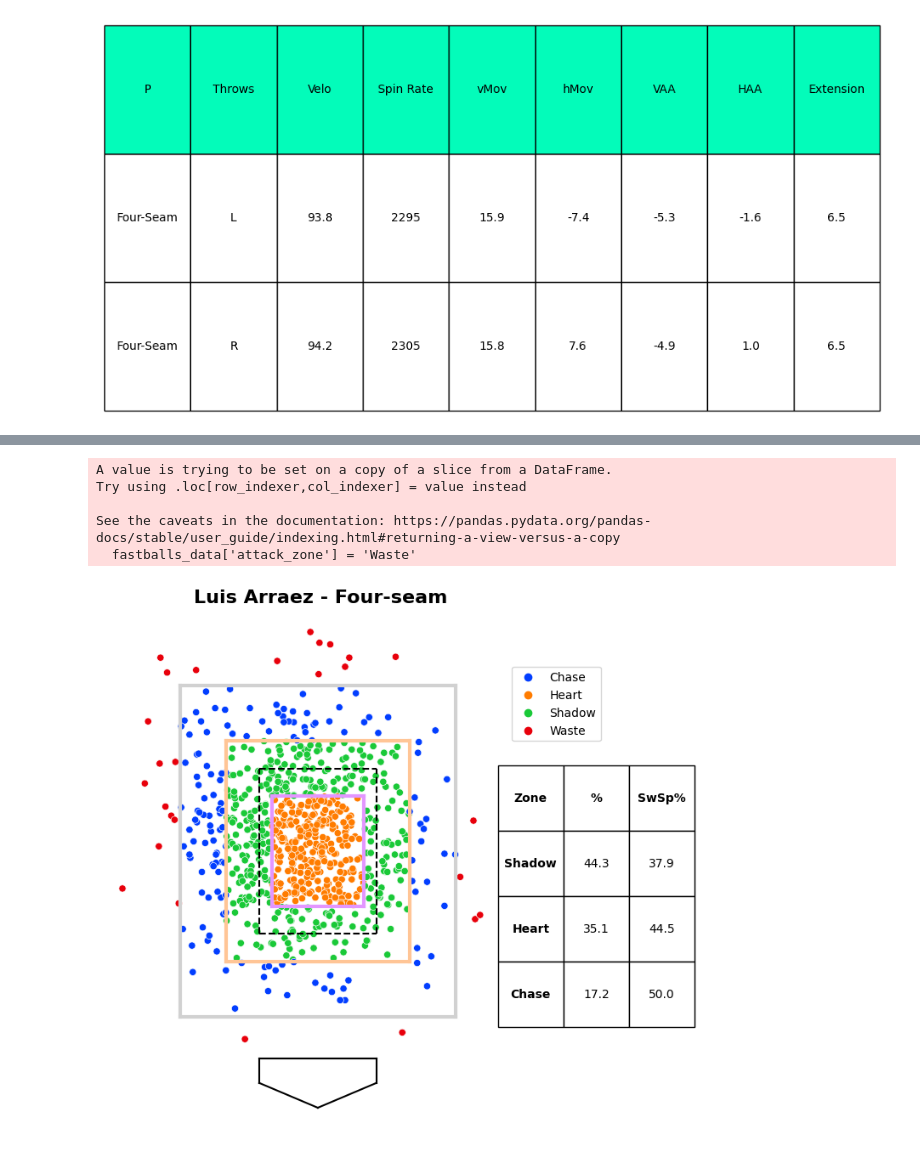
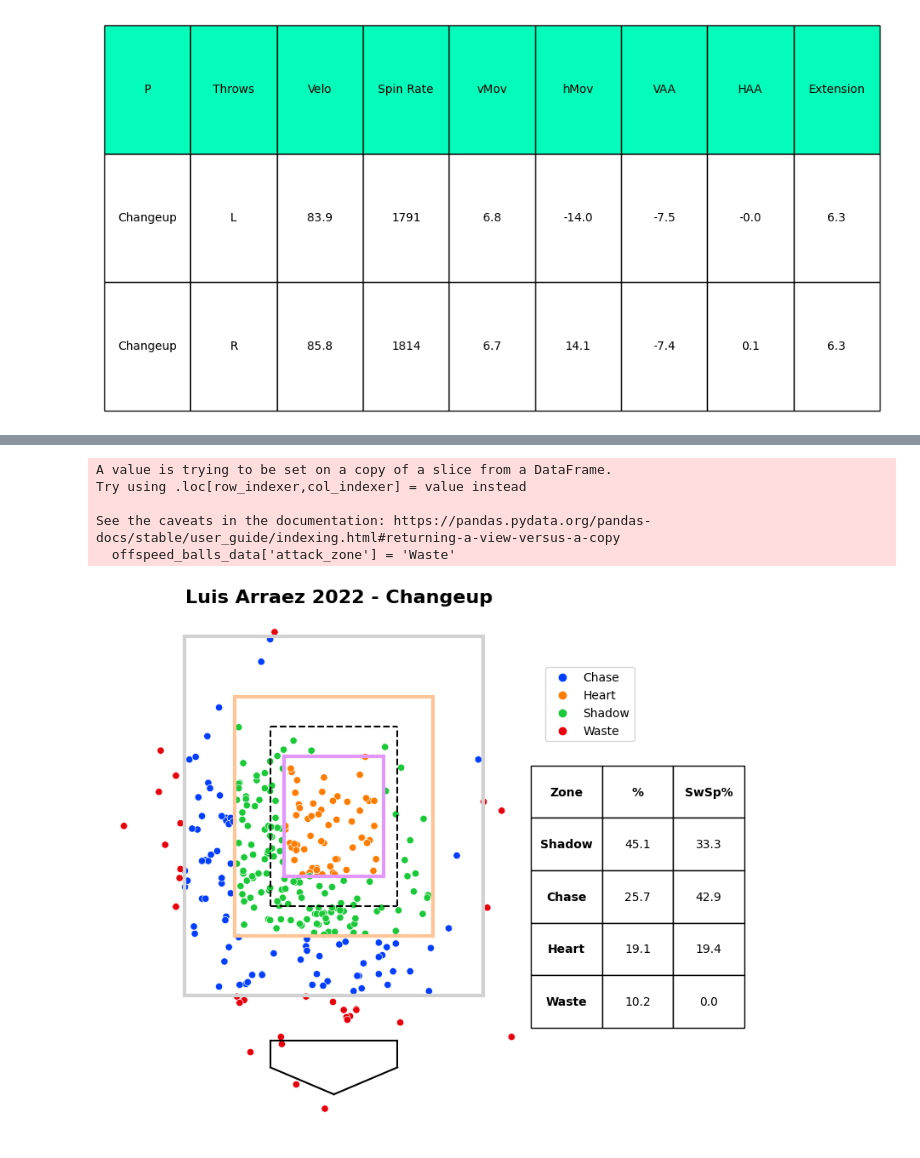
Before and after one commit to eme-eleuce/baseball-2022, a Jupyter notebook: arraez-22.23.ipynb, the cells around one changed output, grey strips where cells are left out. Drawn from its saved outputs; the diff is of its cells as text; code cells hidden in the pictures.

```diff
--- a/arraez-22.23.ipynb
+++ b/arraez-22.23.ipynb
@@ -29,7 +29,7 @@ from math import sqrt, atan, degrees
 # %% [markdown]
 # **2022 season**
 # %%
-mlb_2022 = pd.read_csv('arraez-2023-last.csv')
+mlb_2022 = pd.read_csv('arraez-2022.csv')
 mlb_2022['pitch_name'] = mlb_2022['pitch_name'].str.replace('4-Seam Fastball', 'Four-Seam')
 
 
@@ -85,6 +85,6 @@ print(mlb_2022[['launch_angle', 'launch_category']].head())
 4           NaN             NaN
 # %%
-fastballs = ['Four-Seam']
+fastballs = ['Four-Seam', 'Sinker', 'Cutter']
 breaking_balls = ['Curveball', 'Knuckle Curve', 'Slider', 'Sweeper', 'Slurve', 'Knuckleball']
 offspeed_balls = ['Changeup', 'Split-Finger', 'Forkball', 'Screwball']
 
@@ -309,22 +309,23 @@ def draw_attack_zones():
   plt.plot([1.666, 1.666], [0.5,4.5], color=(209/255, 209/255, 209/255), ls='-', lw=3)
   plt.plot([-1.666, 1.666], [4.5,4.5], color=(209/255, 209/255, 209/255), ls='-', lw=3)
 # %%
-fastballs_data = mlb_2022[mlb_2022['pitch_name'].isin(fastballs)]
+offspeed_balls_data = mlb_2022[mlb_2022['pitch_name'].isin(offspeed_balls)]
 
-fastballs_data['attack_zone'] = 'Waste'
-fastballs_data.loc[(fastballs_data['plate_x'].between(-0.558, 0.558)) & (fastballs_data['plate_z'].between(1.833,3.166)), 'attack_zone'] = 'Heart'
-fastballs_data.loc[(fastballs_data['plate_x'].between(-1.108, 1.108)) & (fastballs_data['plate_z'].between(1.166,3.833)) & (~fastballs_data['attack_zone'].isin(['Heart'])), 'attack_zone'] = 'Shadow'
-fastballs_data.loc[(fastballs_data['plate_x'].between(-1.666, 1.666)) & (fastballs_data['plate_z'].between(0.5,4.5)) & (~fastballs_data['attack_zone'].isin(['Heart', 'Shadow'])), 'attack_zone'] = 'Chase'
+offspeed_balls_data['attack_zone'] = 'Waste'
+offspeed_balls_data.loc[(offspeed_balls_data['plate_x'].between(-0.558, 0.558)) & (offspeed_balls_data['plate_z'].between(1.833,3.166)), 'attack_zone'] = 'Heart'
+offspeed_balls_data.loc[(offspeed_balls_data['plate_x'].between(-1.108, 1.108)) & (offspeed_balls_data['plate_z'].between(1.166,3.833)) & (~offspeed_balls_data['attack_zone'].isin(['Heart'])), 'attack_zone'] = 'Shadow'
+offspeed_balls_data.loc[(offspeed_balls_data['plate_x'].between(-1.666, 1.666)) & (offspeed_balls_data['plate_z'].between(0.5,4.5)) & (~offspeed_balls_data['attack_zone'].isin(['Heart', 'Shadow'])), 'attack_zone'] = 'Chase'
 
-zone_counts = fastballs_data['attack_zone'].value_counts(normalize=True) * 100
+zone_counts = offspeed_balls_data['attack_zone'].value_counts(normalize=True) * 100
 zone_percentages = zone_counts.reset_index()
 zone_percentages.columns = ['Zone', '%']
 
 # Calcular el porcentaje de Sweet Spot en cada zona
-percentage_table = pd.crosstab(fastballs_data['attack_zone'], fastballs_data['launch_category'], normalize='index') * 100
+percentage_table = pd.crosstab(offspeed_balls_data['attack_zone'], offspeed_balls_data['launch_category'], normalize='index') * 100
 
 # Extraer los porcentajes de Sweet Spot para cada zona
-sweet_spot_percentages = percentage_table['Sweet Spot'].reset_index()
+zones = ['Heart', 'Shadow', 'Chase', 'Waste']
+sweet_spot_percentages = percentage_table['Sweet Spot'].reindex(zones, fill_value=0).reset_index()
 sweet_spot_percentages.columns = ['Zone', 'SwSp%']
 
 # Combinar los porcentajes en una sola tabla
@@ -336,39 +337,39 @@ combined_percentages['SwSp%'] = combined_percentages['SwSp%'].map('{:.1f}'.forma
 
 
 fig = plt.figure(figsize=(8,8))
-fig = sns.scatterplot(data=fastballs_data, x='plate_x', y='plate_z',
+fig = sns.scatterplot(data=offspeed_balls_data, x='plate_x', y='plate_z',
                       hue='attack_zone', palette='bright')
 draw_sz(ls='k--')
 draw_home_plate()
 draw_attack_zones()
 fig.set_aspect('equal')
 plt.legend(bbox_to_anchor=(1.02,0.90), loc=2)
-plt.title('Luis Arraez - Four-seam', fontsize=16, loc='center', pad=5, y=1, x=0.55, weight='bold')
+plt.title('Luis Arraez 2022 - Changeup', fontsize=16, loc='center', pad=5, y=1, x=0.55, weight='bold')
 plt.xlabel('')
 plt.ylabel('')
 sns.despine(left=True, bottom=True)
 plt.gca().xaxis.set_major_locator(plt.NullLocator())
 plt.gca().yaxis.set_major_locator(plt.NullLocator())
 
 table = plt.table(cellText=combined_percentages.values,
                   colLabels=combined_percentages.columns,
                   cellLoc='center',
                   bbox=(1, .2, 0.5, 0.5))
 
 table.auto_set_font_size(False)
 table.set_fontsize(10)  # Ajusta este valor según sea necesario
 
 for key, cell in table.get_celld().items():
     if key[0] == 0 or key[1] == 0:
         cell.set_text_props(weight='bold')
 
 
 plt.show()
 # %% [output]
 A value is trying to be set on a copy of a slice from a DataFrame.
 Try using .loc[row_indexer,col_indexer] = value instead
 
 See the caveats in the documentation: https://pandas.pydata.org/pandas-docs/stable/user_guide/indexing.html#returning-a-view-versus-a-copy
-  fastballs_data['attack_zone'] = 'Waste'
+  offspeed_balls_data['attack_zone'] = 'Waste'
-[figure, old version]
+[figure, new version]
 # %%
```
Also changed, not shown: parts of 7 cells of this notebook.
